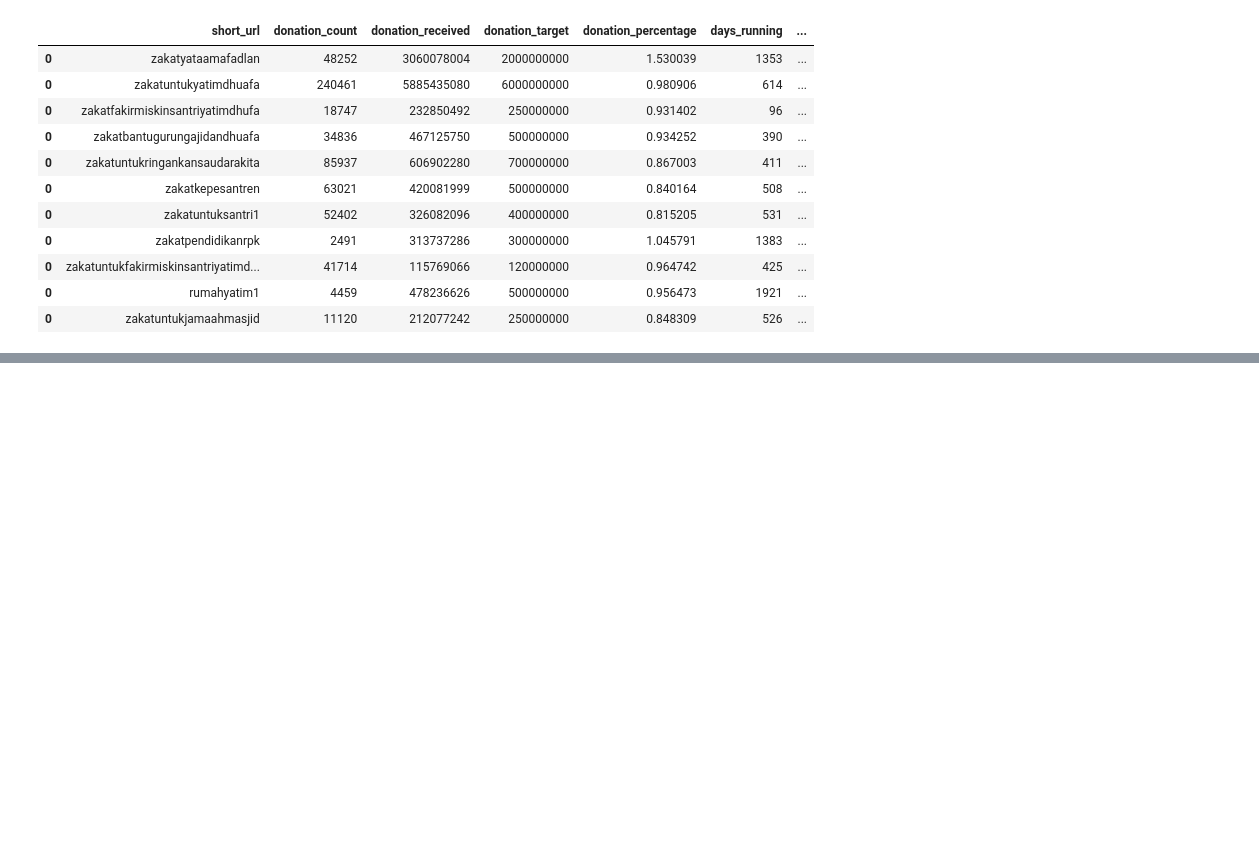
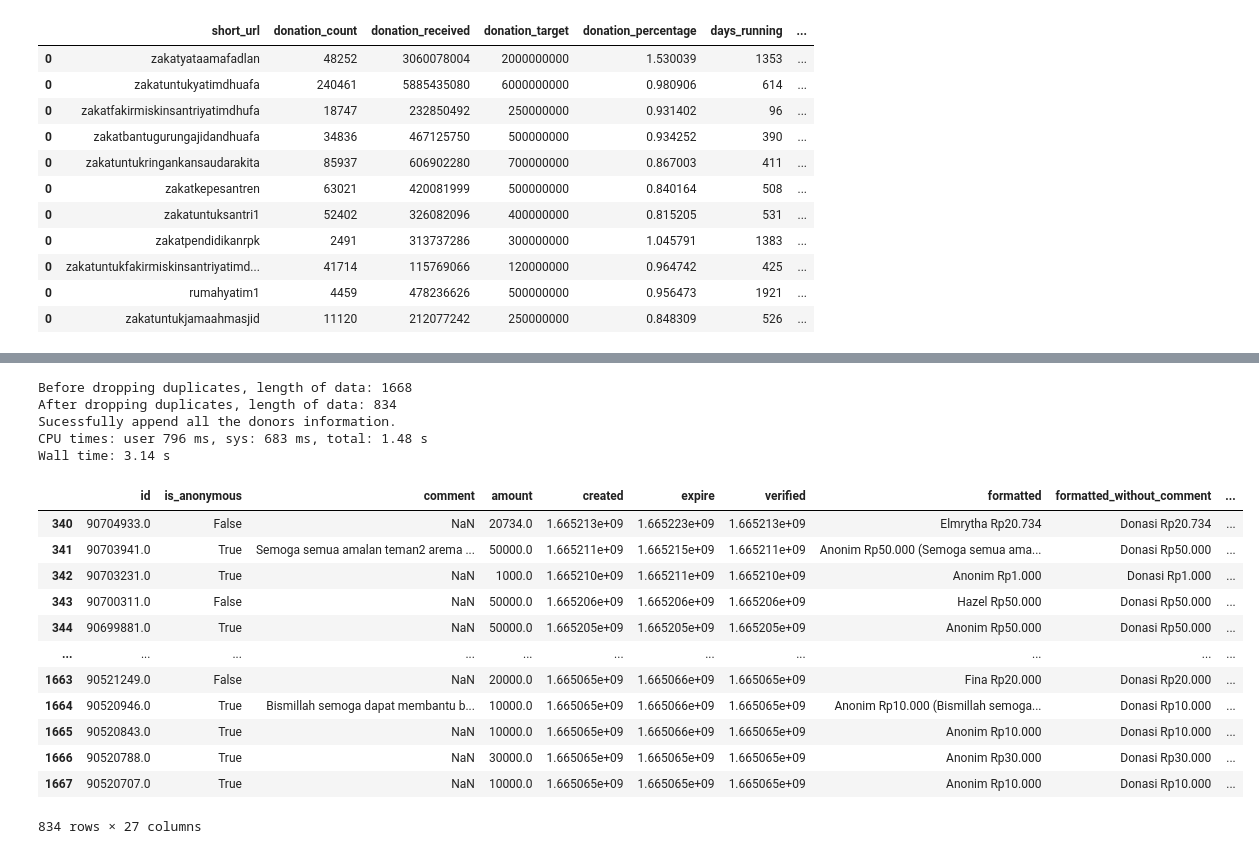
Before and after one commit to t8rohman/SeedDonation_Kitabisa, a Jupyter notebook: main_script.ipynb, the cells around one changed output, grey strips where cells are left out. Saved outputs shown, nothing was run; the diff lists cells and outputs as text; code cells hidden in the pictures; blank space fills up the shorter version.

```diff
--- a/main_script.ipynb
+++ b/main_script.ipynb
@@ -164,0 +188,54 @@ Sucessfully read all the donors information.
+# %%
+%%time
+warnings.filterwarnings('ignore')
+
+donation_id = 'moaindonesiaforkanjuruhan_donorsinfo'  # don't delete donors info in the last part of it
+to_read = '/Users/mac/Documents/RU/THESIS/working_thesis/pilot_data_2/'
+to_save = '/Users/mac/Documents/RU/THESIS/working_thesis/fixed_data/donors_info/'
+
+def data_merger(donation_id, to_read, to_save):
+
+    df_appended = pd.DataFrame()
+
+    # to read all the csv files to all subfolder, need to set recursive argument to True
+    p_to_read = to_read
+    csv_files = glob.glob(p_to_read + '**/*.csv', recursive=True)
+    # function to filter csv path that contains the donation_id, using list comperhensive
+    csv_files = [k for k in csv_files if donation_id in k]
+
+    df_appended = pd.concat(map(pd.read_csv, csv_files), ignore_index=True)
+
+    # checking the duplicates and drop it
+    print("Before dropping duplicates, length of data:", len(df_appended))
+    print("After dropping duplicates, length of data:", len(df_appended.drop_duplicates(subset='id', keep="last")))
+    df_appended.drop_duplicates(subset='id', keep="last", inplace=True)
+
+    # to save the file into path_to_save
+    p_to_save = to_save
+    filepath = Path(p_to_save +  donation_id + '_appended.csv')
+    filepath.parent.mkdir(parents=True, exist_ok=True)
+    df_appended.to_csv(filepath, index=False)
+    print('Sucessfully append all the donors information.')
+
+    return df_appended
+
+data_merger(donation_id, to_read, to_save)
+# %% [output]
+Before dropping duplicates, length of data: 1668
+After dropping duplicates, length of data: 834
+Sucessfully append all the donors information.
+CPU times: user 796 ms, sys: 683 ms, total: 1.48 s
+Wall time: 3.14 s
+|  | id | is_anonymous | comment | amount | created | expire | verified | formatted | formatted_without_comment | ... |
+| 340 | 90704933.0 | False | NaN | 20734.0 | 1.665213e+09 | 1.665223e+09 | 1.665213e+09 | Elmrytha Rp20.734 | Donasi Rp20.734 | ... |
+| 341 | 90703941.0 | True | Semoga semua amalan teman2 arema ... | 50000.0 | 1.665211e+09 | 1.665215e+09 | 1.665211e+09 | Anonim Rp50.000 (Semoga semua ama... | Donasi Rp50.000 | ... |
+| 342 | 90703231.0 | True | NaN | 1000.0 | 1.665210e+09 | 1.665211e+09 | 1.665210e+09 | Anonim Rp1.000 | Donasi Rp1.000 | ... |
+| 343 | 90700311.0 | False | NaN | 50000.0 | 1.665206e+09 | 1.665206e+09 | 1.665206e+09 | Hazel Rp50.000 | Donasi Rp50.000 | ... |
+| 344 | 90699881.0 | True | NaN | 50000.0 | 1.665205e+09 | 1.665205e+09 | 1.665205e+09 | Anonim Rp50.000 | Donasi Rp50.000 | ... |
+| ... | ... | ... | ... | ... | ... | ... | ... | ... | ... | ... |
+| 1663 | 90521249.0 | False | NaN | 20000.0 | 1.665065e+09 | 1.665066e+09 | 1.665065e+09 | Fina Rp20.000 | Donasi Rp20.000 | ... |
+| 1664 | 90520946.0 | True | Bismillah semoga dapat membantu b... | 10000.0 | 1.665065e+09 | 1.665066e+09 | 1.665065e+09 | Anonim Rp10.000 (Bismillah semoga... | Donasi Rp10.000 | ... |
+| 1665 | 90520843.0 | True | NaN | 10000.0 | 1.665065e+09 | 1.665066e+09 | 1.665065e+09 | Anonim Rp10.000 | Donasi Rp10.000 | ... |
+| 1666 | 90520788.0 | True | NaN | 30000.0 | 1.665065e+09 | 1.665065e+09 | 1.665065e+09 | Anonim Rp30.000 | Donasi Rp30.000 | ... |
+| 1667 | 90520707.0 | True | NaN | 10000.0 | 1.665065e+09 | 1.665065e+09 | 1.665065e+09 | Anonim Rp10.000 | Donasi Rp10.000 | ... |
+834 rows × 27 columns
```
Also changed, not shown: parts of 16 cells of this notebook, 3 other files.
